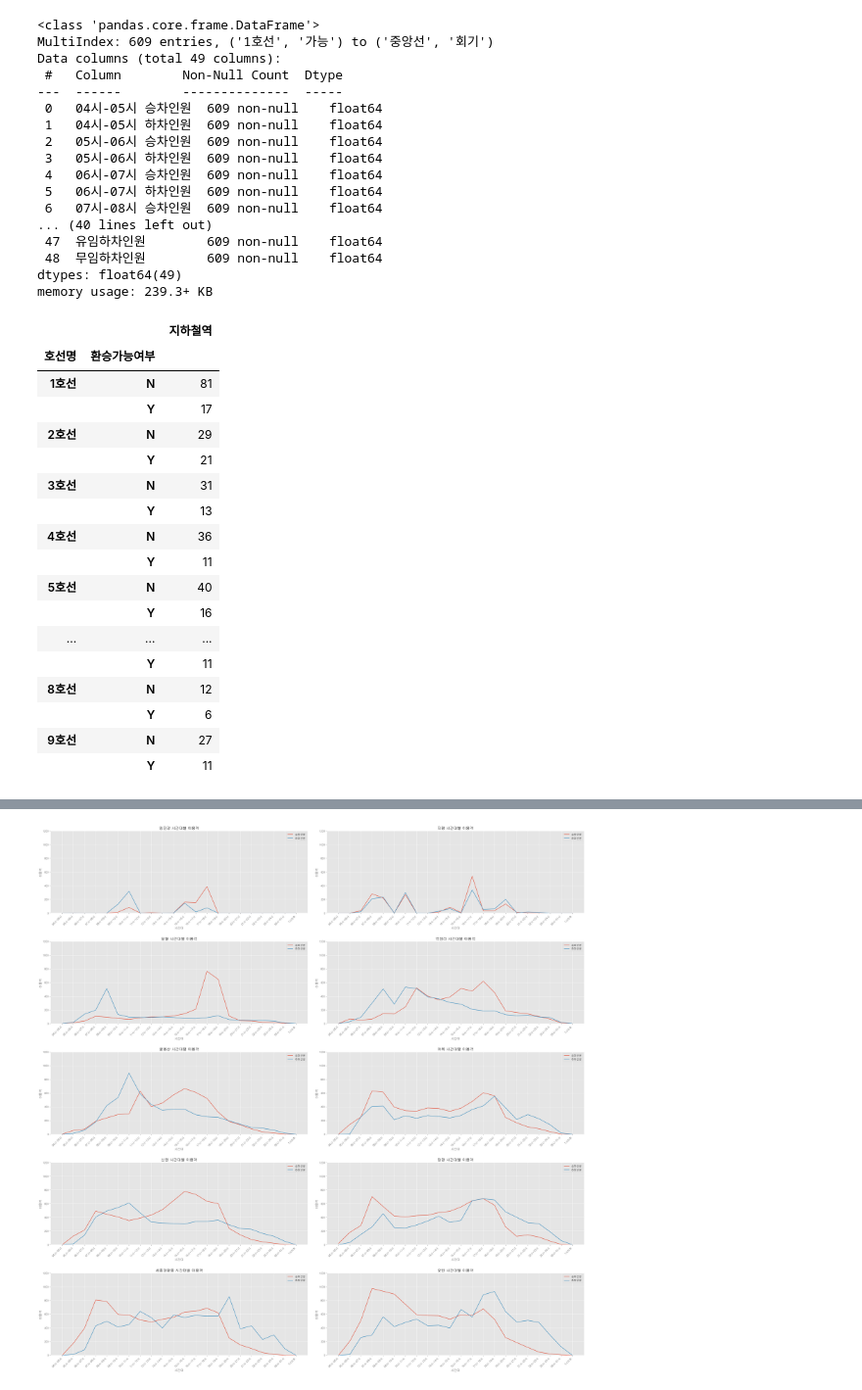
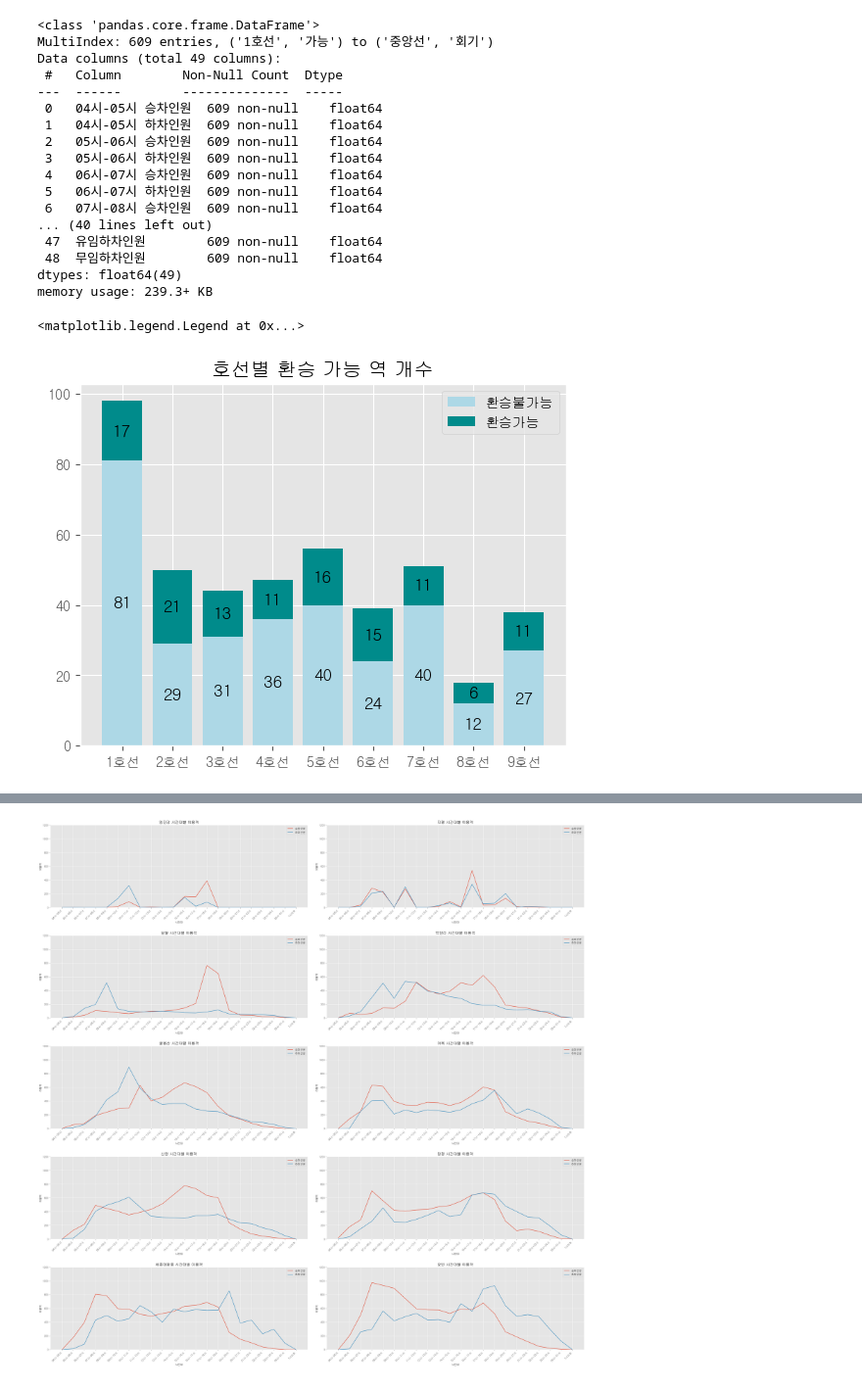
Before and after one commit to HyunJW/Subway_Analystic, a Jupyter notebook: 지하철 이용현황.ipynb, the cells around one changed output, grey strips where cells are left out. Shown at 98% size. Saved outputs shown, nothing was run; the diff lists cells and outputs as text; code cells hidden in the pictures.

```diff
--- a/지하철 이용현황.ipynb
+++ b/지하철 이용현황.ipynb
@@ -1223,26 +1223,21 @@ for i in stations:
         df_trans.iloc[index[0],-1] = 'N'
 # %%
 # 호선별 환승역의 수
-df_trans.groupby(['호선명','환승가능여부'])[['지하철역']].count()[:18]
+df_trans_g=df_trans.groupby(['호선명','환승가능여부'])[['지하철역']].count()[:18]
-# %% [output]
-|  |  | 지하철역 |
-| 호선명 | 환승가능여부 |  |
-| 1호선 | N | 81 |
-|  | Y | 17 |
-| 2호선 | N | 29 |
-|  | Y | 21 |
-| 3호선 | N | 31 |
-|  | Y | 13 |
-| 4호선 | N | 36 |
-|  | Y | 11 |
-| 5호선 | N | 40 |
-|  | Y | 16 |
-| ... | ... | ... |
-|  | Y | 11 |
-| 8호선 | N | 12 |
-|  | Y | 6 |
-| 9호선 | N | 27 |
-|  | Y | 11 |
+# %%
+df_trans_g=df_trans_g.reset_index()
+# %%
+df_trans_y=df_trans_g[df_trans_g['환승가능여부']=='Y']
+df_trans_n=df_trans_g[df_trans_g['환승가능여부']=='N']
+bar1=plt.bar(df_trans_y['호선명'],df_trans_n['지하철역'], color='lightblue')
+bar2=plt.bar(df_trans_n['호선명'],df_trans_y['지하철역'],bottom=df_trans_n['지하철역'], color='darkcyan')
+plt.bar_label(bar1,size=12,label_type='center')
+plt.bar_label(bar2,size=12,label_type='center')
+plt.title('호선별 환승 가능 역 개수')
+plt.legend(handles=(bar1,bar2), labels=('환승불가능','환승가능'), loc='upper right')
+# %% [output]
+<matplotlib.legend.Legend at 0x...>
+[figure, added]
 # %%
 df_trans_lines = df_trans.groupby(['지하철역', '환승가능여부'], group_keys=False)[['호선명']].sum()
 df_trans = df_trans.groupby(['지하철역', '환승가능여부'], group_keys=False).sum()
```
Also changed, not shown: parts of 11 cells of this notebook.
